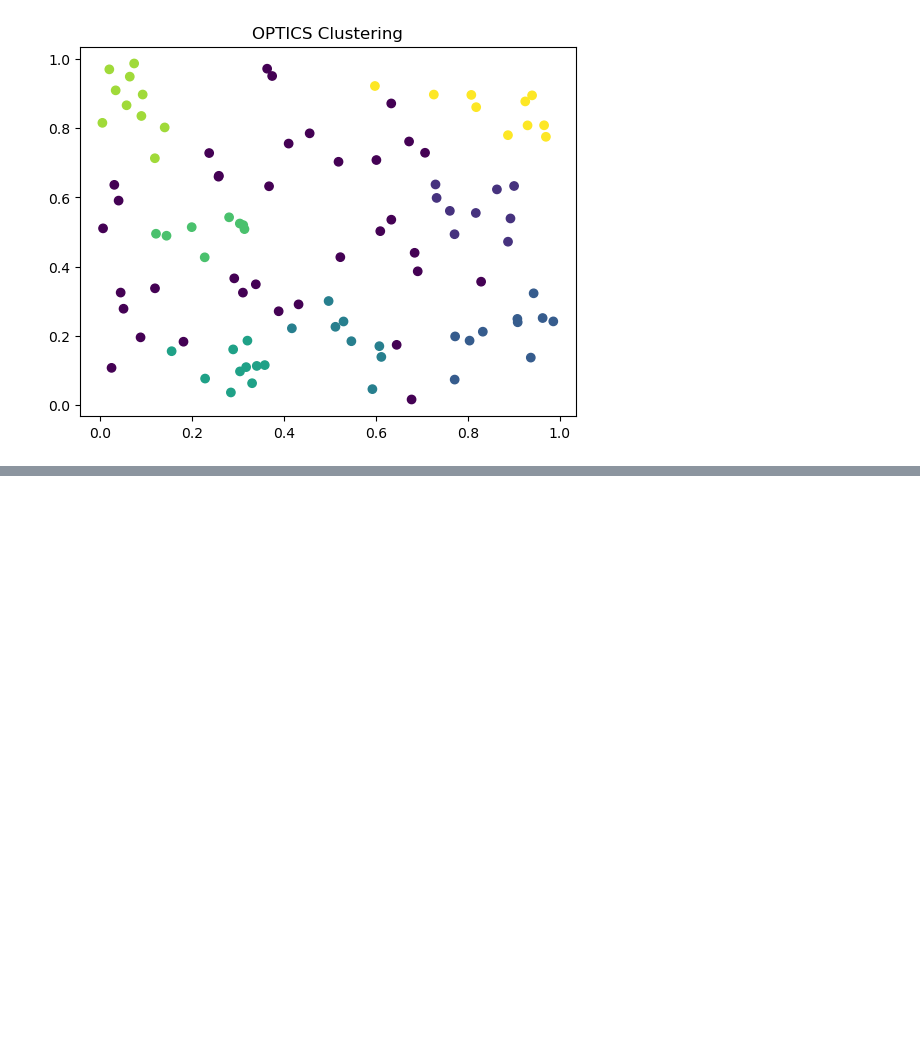
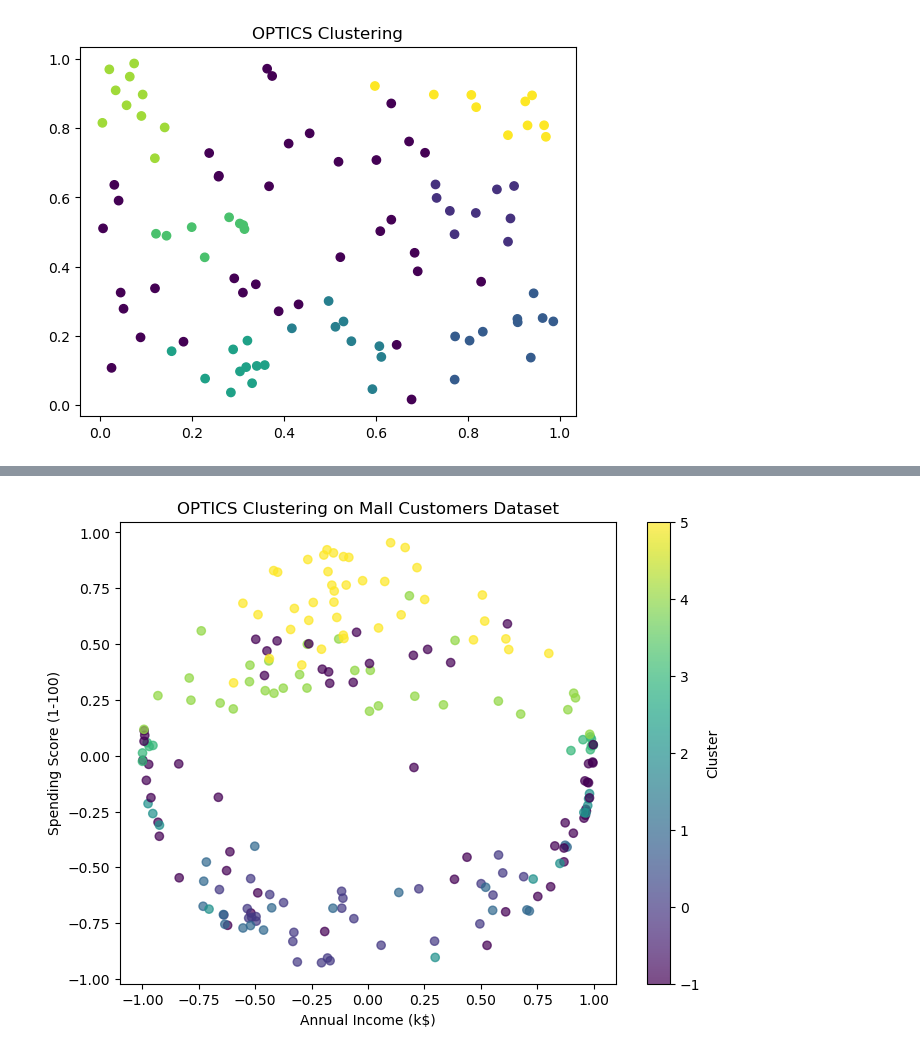
Before and after one commit to Cmattk/Datascience_python, a Jupyter notebook: Machine Learning/UnSupervised Learning/OPTICS Clustering.ipynb, the cells around one changed output, grey strips where cells are left out. Drawn from its saved outputs; the diff is of its cells as text; code cells hidden in the pictures; blank space fills up the shorter version.

```diff
--- a/Machine Learning/UnSupervised Learning/OPTICS Clustering.ipynb
+++ b/Machine Learning/UnSupervised Learning/OPTICS Clustering.ipynb
@@ -40,0 +55,87 @@ plt.show()
+# %%
+import pandas as pd
+import numpy as np
+import matplotlib.pyplot as plt
+import matplotlib.gridspec as gridspec
+from sklearn.cluster import OPTICS, cluster_optics_dbscan
+from sklearn.preprocessing import StandardScaler, normalize
+
+# Load dataset
+df = pd.read_csv("C:\\Users\\franc\\Datascience_python\\dataset\\Mall_Customers.csv")
+
+# Drop irrelevant columns
+drop_features = ['CustomerID', 'Gender']
+X = df.drop(drop_features, axis=1)
+
+# Handle missing values
+X.fillna(method='ffill', inplace=True)
+
+# Preprocessing
+scaler = StandardScaler()
+X_scaled = scaler.fit_transform(X)
+X_normalized = normalize(X_scaled)
+X_normalized = pd.DataFrame(X_normalized, columns=X.columns)
+
+# OPTICS Model
+optics_model = OPTICS(min_samples=10, xi=0.05, min_cluster_size=0.05)
+optics_model.fit(X_normalized)
+
+# Extract labels using DBSCAN technique with eps = 0.5
+labels_dbscan = cluster_optics_dbscan(reachability=optics_model.reachability_,
+                                      core_distances=optics_model.core_distances_,
+                                      ordering=optics_model.ordering_, eps=0.5)
+
+# Reachability and cluster labels
+space = np.arange(len(X_normalized))
+reachability = optics_model.reachability_[optics_model.ordering_]
+labels_optics = optics_model.labels_[optics_model.ordering_]
+
+# Scatter plot for OPTICS clustering
+plt.figure(figsize=(8, 6))
+plt.scatter(X_normalized.iloc[:, 0], X_normalized.iloc[:, 1], c=labels_optics, cmap='viridis', marker='o', alpha=0.7)
+plt.xlabel("Annual Income (k$)")
+plt.ylabel("Spending Score (1-100)")
+plt.title("OPTICS Clustering on Mall Customers Dataset")
+plt.colorbar(label="Cluster")
+plt.show()
+
+# Visualization framework
+plt.figure(figsize=(10, 7))
+G = gridspec.GridSpec(2, 3)
+ax1 = plt.subplot(G[0, :])
+ax2 = plt.subplot(G[1, 0])
+ax3 = plt.subplot(G[1, 1])
+
+# Reachability-Distance Plot
+colors = ['c.', 'b.', 'r.', 'y.', 'g.']
+for Class, colour in zip(range(0, 5), colors):
+    Xk = space[labels_optics == Class]
+    Rk = reachability[labels_optics == Class]
+    ax1.plot(Xk, Rk, colour, alpha=0.3)
+ax1.plot(space[labels_optics == -1], reachability[labels_optics == -1], 'k.', alpha=0.3)
+ax1.set_ylabel('Reachability Distance')
+ax1.set_title('Reachability Plot')
+
+# OPTICS Clustering Plot
+for Class, colour in zip(range(0, 5), ['c', 'b', 'r', 'y', 'g']):  # Fix: Removed dot in color names
+    Xk = X_normalized.iloc[optics_model.labels_ == Class]
+    ax2.scatter(Xk.iloc[:, 0], Xk.iloc[:, 1], color=colour, alpha=0.3)  # Fix: Replaced 'c' with 'color'
+ax2.scatter(X_normalized.iloc[optics_model.labels_ == -1, 0],
+            X_normalized.iloc[optics_model.labels_ == -1, 1],
+            color='k', marker='+', alpha=0.1)
+ax2.set_title('OPTICS Clustering')
+
+# DBSCAN Clustering Plot
+for Class, colour in zip(range(0, 6), ['c', 'b', 'r', 'y', 'g', 'greenyellow']):  # Fix: Removed dot
+    Xk = X_normalized.iloc[labels_dbscan == Class]
+    ax3.scatter(Xk.iloc[:, 0], Xk.iloc[:, 1], color=colour, alpha=0.3, marker='.')  # Fix: Used 'color'
+ax3.scatter(X_normalized.iloc[labels_dbscan == -1, 0],
+            X_normalized.iloc[labels_dbscan == -1, 1],
+            color='k', marker='+', alpha=0.1)
+ax3.set_title('DBSCAN Clustering with eps=0.5')
+
+
+plt.tight_layout()
+plt.show()
+# %% [output]
+[figure, added]
```
Also changed, not shown: parts of 3 cells of this notebook.
